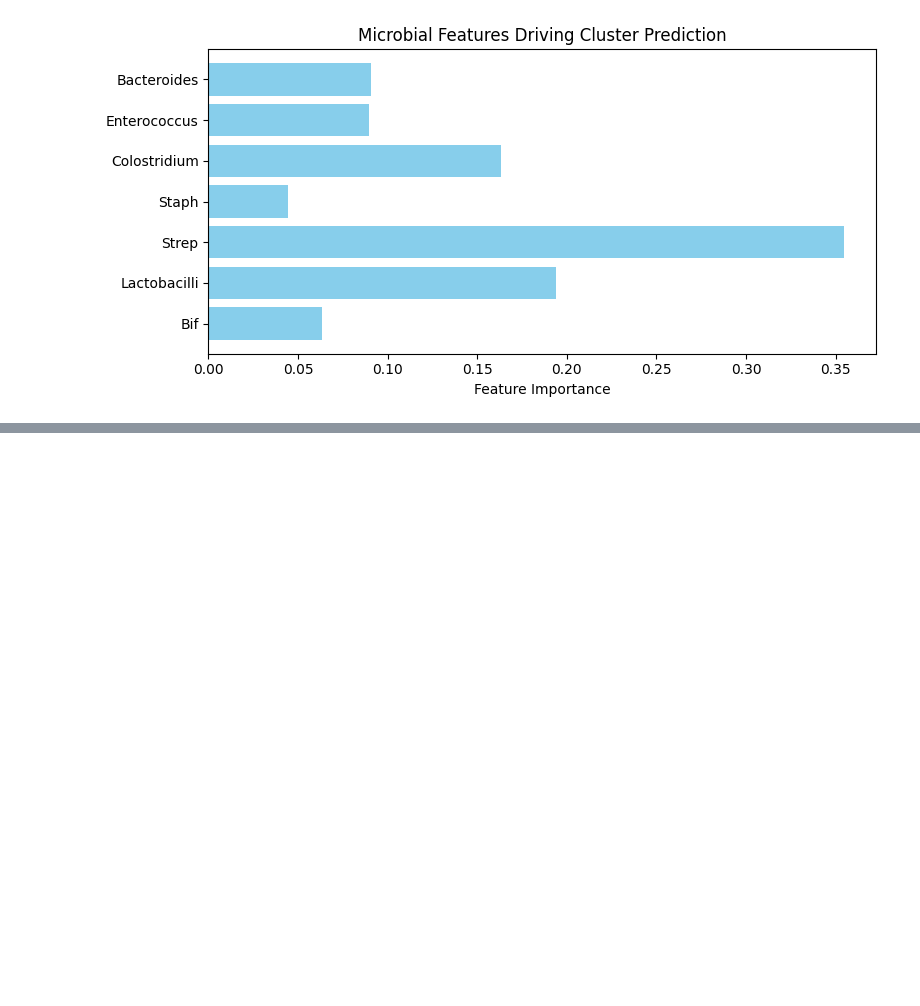
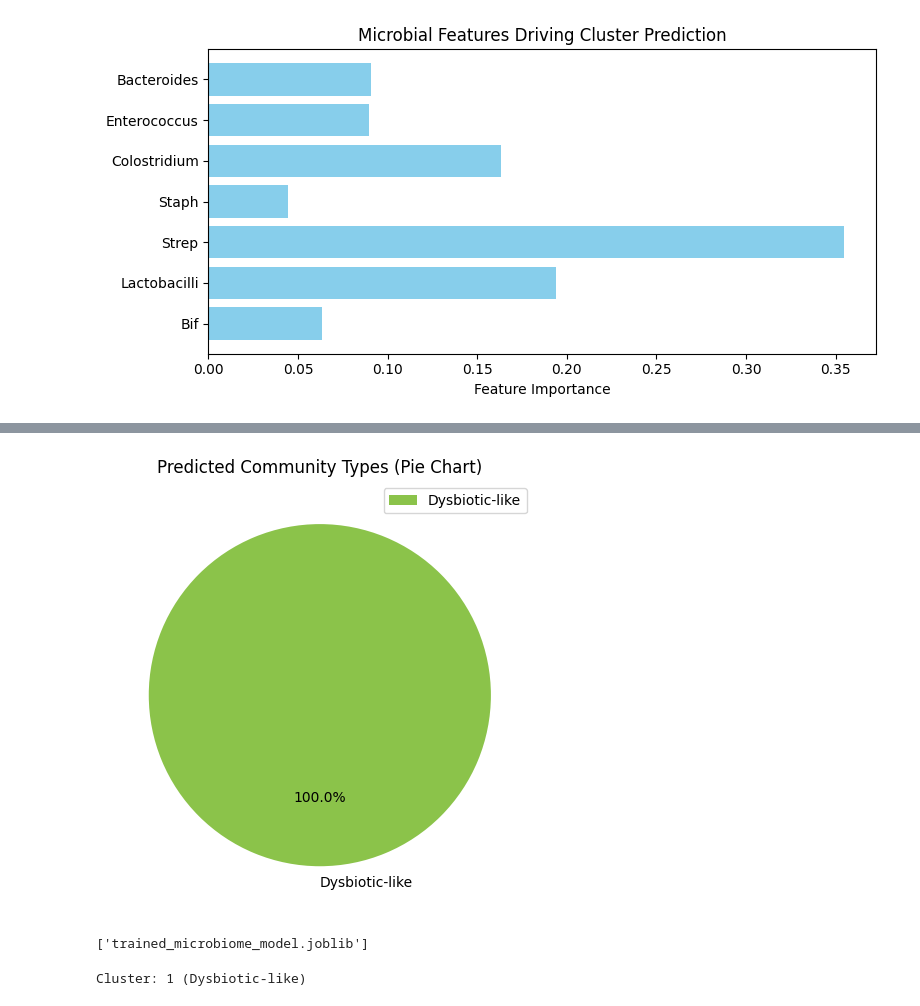
Before and after one commit to tssmith5619/learn2code, a Jupyter notebook: PythonLessonM2W4.ipynb, the cells around one changed output, grey strips where cells are left out. Cells and saved outputs as stored; diff of their text form; code cells hidden in the pictures; blank space fills up the shorter version.

```diff
--- a/PythonLessonM2W4.ipynb
+++ b/PythonLessonM2W4.ipynb
@@ -63,0 +118,22 @@ weighted avg       0.87      0.83      0.81         6
+# %%
+batch_results["Cluster Label"].value_counts().plot(
+    kind="pie",
+    autopct="%1.1f%%",
+    startangle=90,
+    colors=["#8BC34A", "#FF7043"],
+    ylabel="",
+    legend=True
+)
+
+plt.title("Predicted Community Types (Pie Chart)")
+plt.tight_layout()
+plt.savefig("cluster_predictions_pie.png", dpi=300)
+plt.show()
+# %% [output]
+[figure, added]
+# %%
+import joblib
+
+joblib.dump(results["model"], "trained_microbiome_model.joblib")
+# %% [output]
+['trained_microbiome_model.joblib']
@@ -63,0 +142,7 @@ weighted avg       0.87      0.83      0.81         6
+# %%
+new_sample_clean = new_sample.drop(columns=["Predicted Label"], errors="ignore")
+new_sample_clean = new_sample_clean.apply(pd.to_numeric)
+cluster, label = classify_new_sample(new_sample_clean, loaded_model)
+print(f"Cluster: {cluster} ({label})")
+# %% [output]
+Cluster: 1 (Dysbiotic-like)
```
Also changed, not shown: parts of 6 cells of this notebook, 2 other files.
